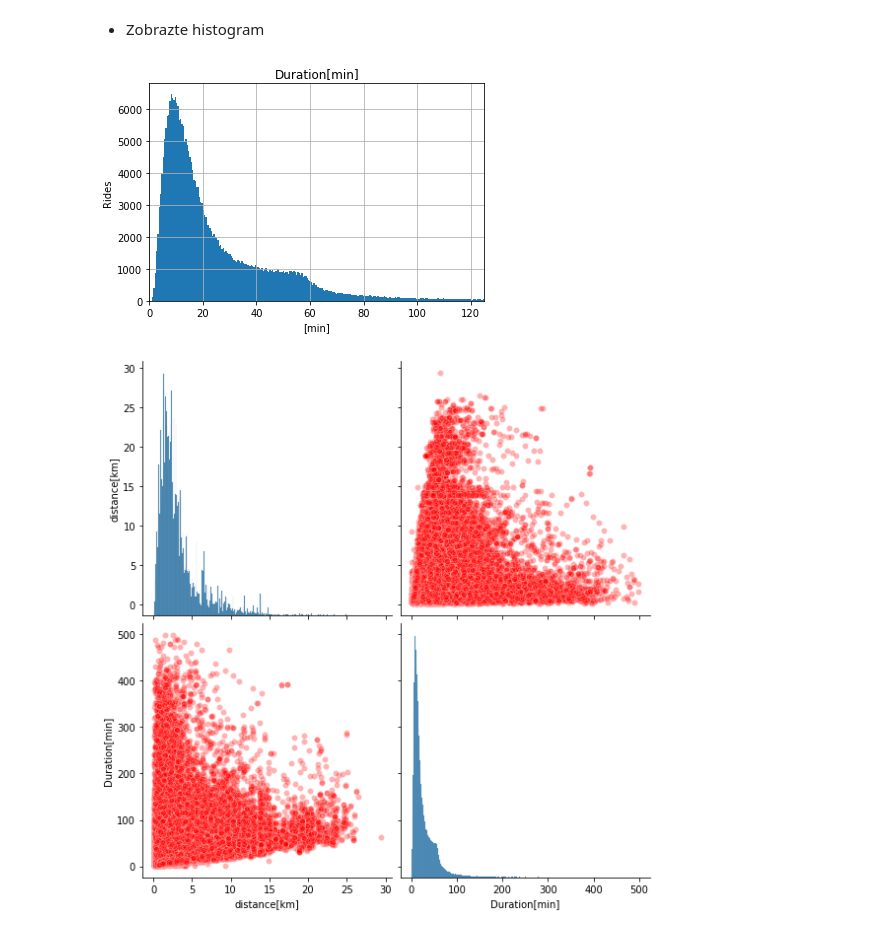
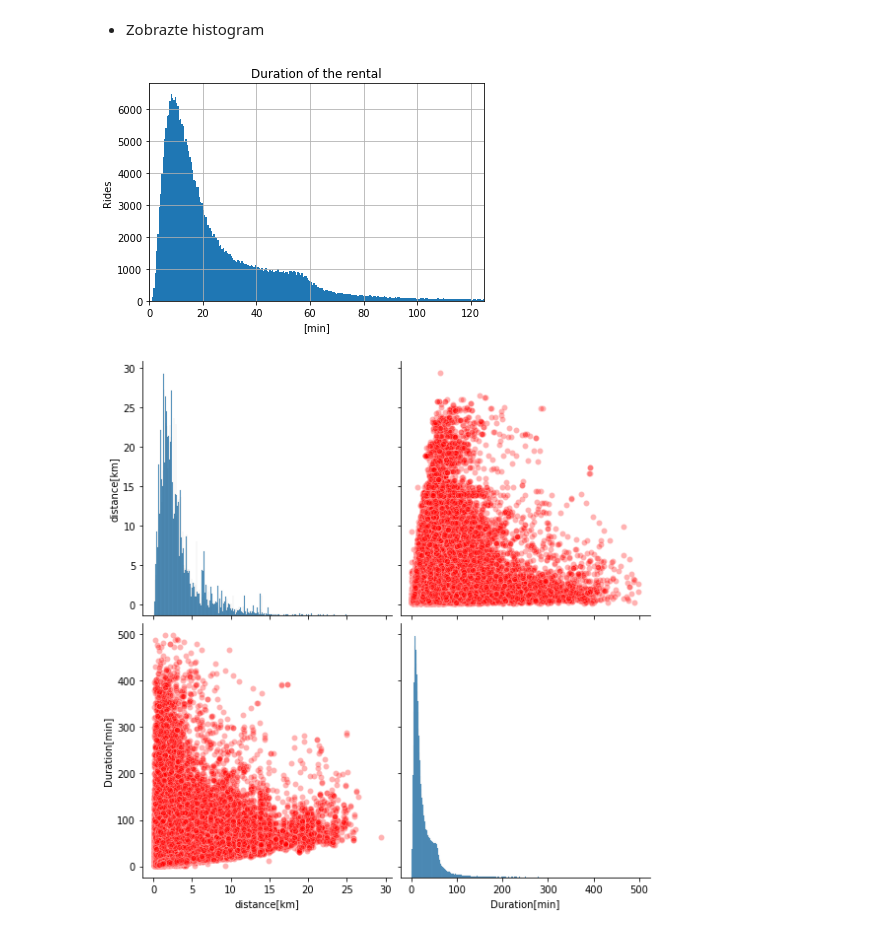
Before and after one commit to tompoles/Portfolio, a Jupyter notebook: Edinbourgh_bikes_engeto_project.ipynb, the cells around one changed output. Drawn from its saved outputs; the diff is of its cells as text; code cells hidden in the pictures.

```diff
--- a/Edinbourgh_bikes_engeto_project.ipynb
+++ b/Edinbourgh_bikes_engeto_project.ipynb
@@ -198,13 +241,13 @@ DF = Dist_df[(((Dist_df['distance[km]'] > 0) & (Dist_df['distance[km]'] < 280)))
 # %%
 plt.hist(DF['Duration[min]'], bins=1000)
 plt.xlim(0, 125,0.1)
 plt.xlabel('[min]')
 plt.ylabel('Rides')
-plt.title('Duration[min]')
+plt.title('Duration of the rental')
 plt.grid(True)
 plt.show()
 # %% [output]
-[figure, old version]
+[figure, new version]
 # %%
 import seaborn as sns
 sns.pairplot(DF,
```
Also changed, not shown: parts of 15 cells of this notebook.
